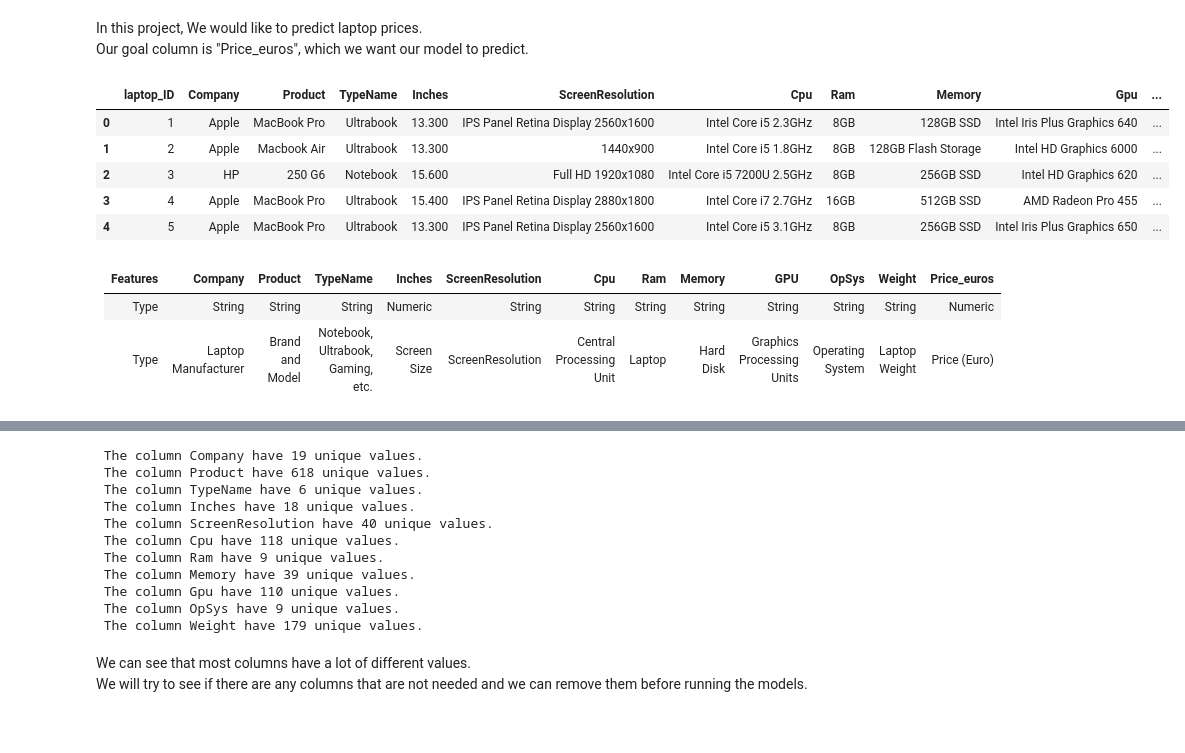
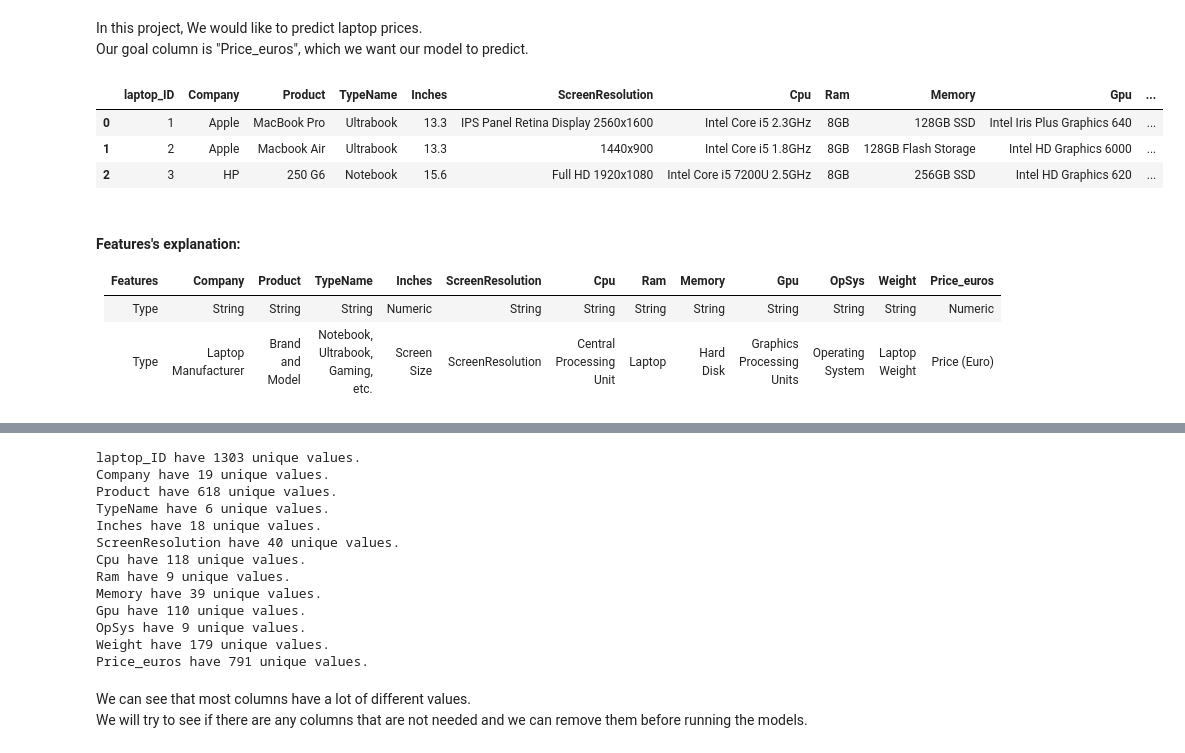
Before and after one commit to NoaAmichai/Laptop-Price-Prediction, a Jupyter notebook: Laptop Price.ipynb, the cells around one changed output, grey strips where cells are left out. Cells and saved outputs as stored; diff of their text form; code cells hidden in the pictures.

```diff
--- a/Laptop Price.ipynb
+++ b/Laptop Price.ipynb
@@ -13,16 +13,16 @@ In this project, We would like to predict laptop prices.<br>
 Our goal column is "Price_euros", which we want our model to predict.
 # %%
 df = pd.read_csv("laptop_price.csv",  encoding='latin-1')
-df.head()
+df.head(3)
 # %% [output]
 |  | laptop_ID | Company | Product | TypeName | Inches | ScreenResolution | Cpu | Ram | Memory | Gpu | ... |
-| 0 | 1 | Apple | MacBook Pro | Ultrabook | 13.300 | IPS Panel Retina Display 2560x1600 | Intel Core i5 2.3GHz | 8GB | 128GB SSD | Intel Iris Plus Graphics 640 | ... |
-| 1 | 2 | Apple | Macbook Air | Ultrabook | 13.300 | 1440x900 | Intel Core i5 1.8GHz | 8GB | 128GB Flash Storage | Intel HD Graphics 6000 | ... |
-| 2 | 3 | HP | 250 G6 | Notebook | 15.600 | Full HD 1920x1080 | Intel Core i5 7200U 2.5GHz | 8GB | 256GB SSD | Intel HD Graphics 620 | ... |
-| 3 | 4 | Apple | MacBook Pro | Ultrabook | 15.400 | IPS Panel Retina Display 2880x1800 | Intel Core i7 2.7GHz | 16GB | 512GB SSD | AMD Radeon Pro 455 | ... |
-| 4 | 5 | Apple | MacBook Pro | Ultrabook | 13.300 | IPS Panel Retina Display 2560x1600 | Intel Core i5 3.1GHz | 8GB | 256GB SSD | Intel Iris Plus Graphics 650 | ... |
+| 0 | 1 | Apple | MacBook Pro | Ultrabook | 13.3 | IPS Panel Retina Display 2560x1600 | Intel Core i5 2.3GHz | 8GB | 128GB SSD | Intel Iris Plus Graphics 640 | ... |
+| 1 | 2 | Apple | Macbook Air | Ultrabook | 13.3 | 1440x900 | Intel Core i5 1.8GHz | 8GB | 128GB Flash Storage | Intel HD Graphics 6000 | ... |
+| 2 | 3 | HP | 250 G6 | Notebook | 15.6 | Full HD 1920x1080 | Intel Core i5 7200U 2.5GHz | 8GB | 256GB SSD | Intel HD Graphics 620 | ... |
 # %% [markdown]
-| Features | Company | Product | TypeName | Inches | ScreenResolution | Cpu | Ram | Memory | GPU | OpSys | Weight | Price_euros |
+#### Features's explanation:
+
+| Features | Company | Product | TypeName | Inches | ScreenResolution | Cpu | Ram | Memory | Gpu | OpSys | Weight | Price_euros |
 | --- | --- | --- | --- | --- | --- | --- | --- | --- | --- | --- | --- | --- |
 | Type | String | String | String | Numeric | String |String | String | String | String | String | String | Numeric |
 | Type | Laptop Manufacturer | Brand and Model | Notebook, Ultrabook, Gaming, etc. | Screen Size | ScreenResolution |Central Processing Unit | Laptop | Hard Disk | Graphics Processing Units | Operating System | Laptop Weight | Price (Euro) |
@@ -50,20 +50,22 @@ Data columns (total 13 columns):
 dtypes: float64(2), int64(1), object(10)
 memory usage: 132.5+ KB
 # %%
-for col in df.columns.to_list()[1:-1]:
-    print (" The column", col ,"have", len(df[col].unique()), "unique values.")
+for col in df.columns.to_list():
+    print (col ,"have", len(df[col].unique()), "unique values.")
 # %% [output]
- The column Company have 19 unique values.
- The column Product have 618 unique values.
- The column TypeName have 6 unique values.
- The column Inches have 18 unique values.
- The column ScreenResolution have 40 unique values.
- The column Cpu have 118 unique values.
- The column Ram have 9 unique values.
- The column Memory have 39 unique values.
- The column Gpu have 110 unique values.
- The column OpSys have 9 unique values.
- The column Weight have 179 unique values.
+laptop_ID have 1303 unique values.
+Company have 19 unique values.
+Product have 618 unique values.
+TypeName have 6 unique values.
+Inches have 18 unique values.
+ScreenResolution have 40 unique values.
+Cpu have 118 unique values.
+Ram have 9 unique values.
+Memory have 39 unique values.
+Gpu have 110 unique values.
+OpSys have 9 unique values.
+Weight have 179 unique values.
+Price_euros have 791 unique values.
 # %% [markdown]
 We can see that most columns have a lot of different values.<br>
 We will try to see if there are any columns that are not needed and we can remove them before running the models.
```
Also changed, not shown: parts of 43 cells of this notebook.
